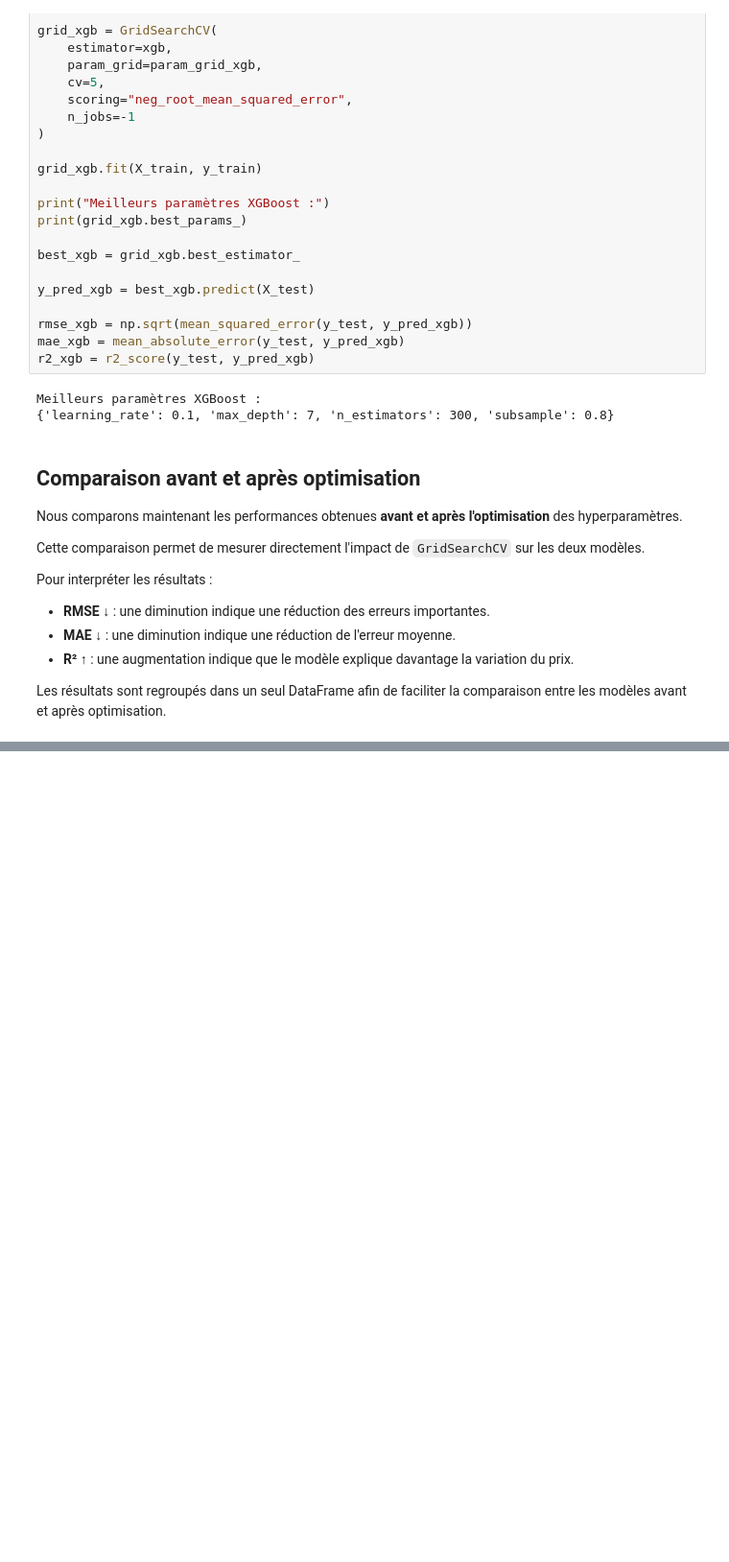
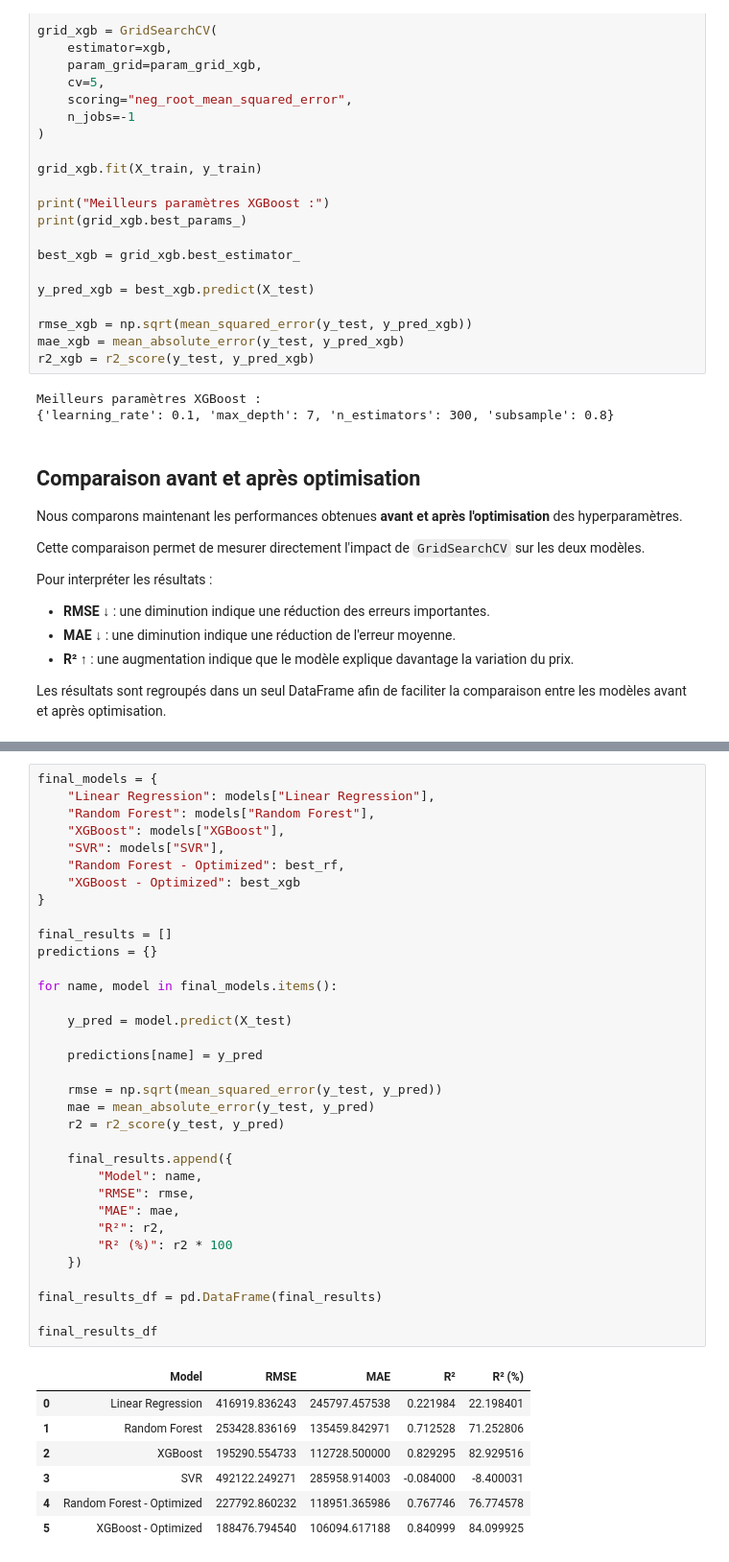
Before and after one commit to yakhlafhoussam/Car-Price-Predictor, a Jupyter notebook: notebooks/exploration.ipynb, the cells around one changed output, grey strips where cells are left out. Shown at 96% size. Saved outputs shown, nothing was run; the diff lists cells and outputs as text; blank space fills up the shorter version.

```diff
--- a/notebooks/exploration.ipynb
+++ b/notebooks/exploration.ipynb
@@ -978,0 +972,42 @@ comparison
+# %%
+final_models = {
+    "Linear Regression": models["Linear Regression"],
+    "Random Forest": models["Random Forest"],
+    "XGBoost": models["XGBoost"],
+    "SVR": models["SVR"],
+    "Random Forest - Optimized": best_rf,
+    "XGBoost - Optimized": best_xgb
+}
+
+final_results = []
+predictions = {}
+
+for name, model in final_models.items():
+
+    y_pred = model.predict(X_test)
+
+    predictions[name] = y_pred
+
+    rmse = np.sqrt(mean_squared_error(y_test, y_pred))
+    mae = mean_absolute_error(y_test, y_pred)
+    r2 = r2_score(y_test, y_pred)
+
+    final_results.append({
+        "Model": name,
+        "RMSE": rmse,
+        "MAE": mae,
+        "R²": r2,
+        "R² (%)": r2 * 100
+    })
+
+final_results_df = pd.DataFrame(final_results)
+
+final_results_df
+# %% [output]
+|  | Model | RMSE | MAE | R² | R² (%) |
+| 0 | Linear Regression | 416919.836243 | 245797.457538 | 0.221984 | 22.198401 |
+| 1 | Random Forest | 253428.836169 | 135459.842971 | 0.712528 | 71.252806 |
+| 2 | XGBoost | 195290.554733 | 112728.500000 | 0.829295 | 82.929516 |
+| 3 | SVR | 492122.249271 | 285958.914003 | -0.084000 | -8.400031 |
+| 4 | Random Forest - Optimized | 227792.860232 | 118951.365986 | 0.767746 | 76.774578 |
+| 5 | XGBoost - Optimized | 188476.794540 | 106094.617188 | 0.840999 | 84.099925 |
```
Also changed, not shown: parts of 1 cell of this notebook.
